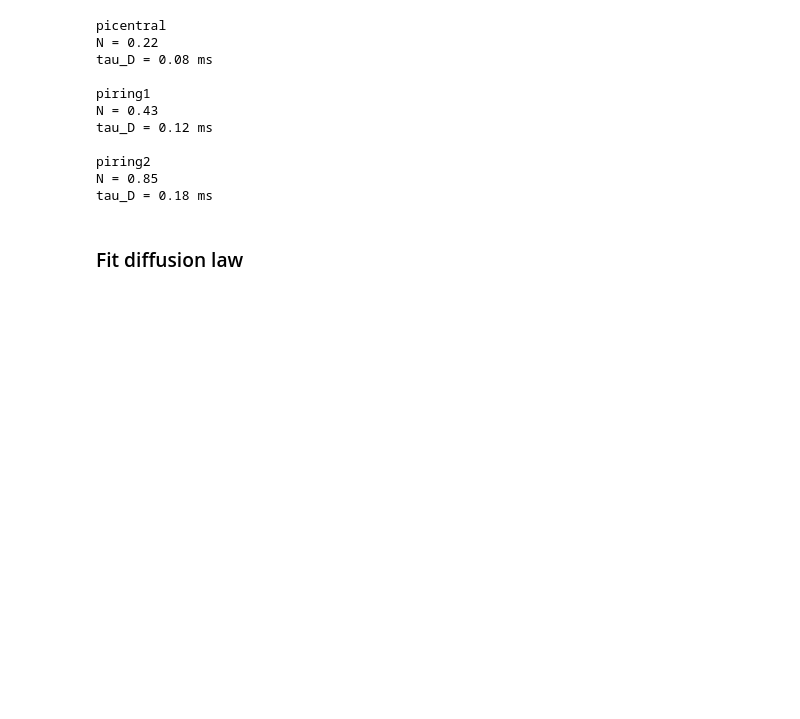
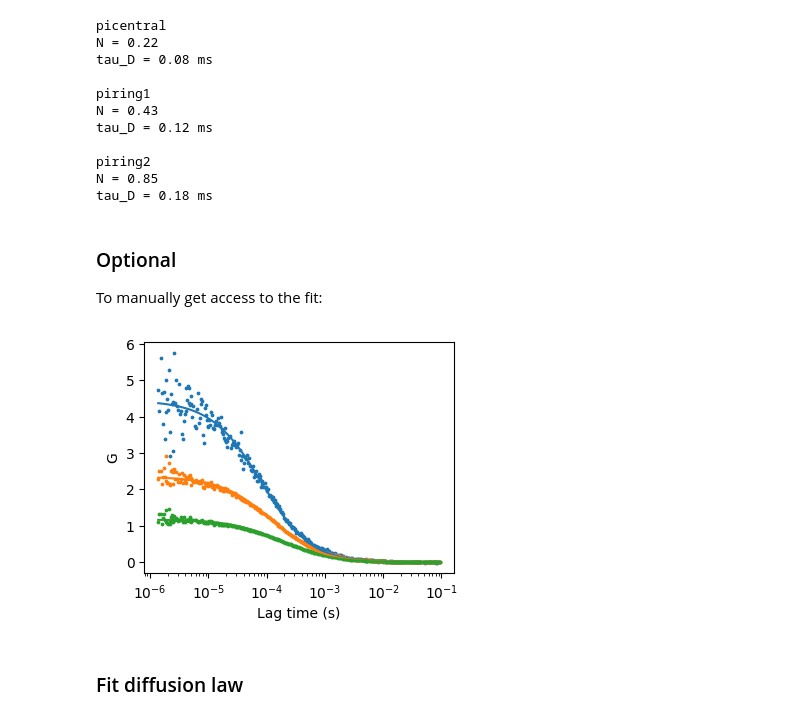
Before and after one commit to VicidominiLab/BrightEyes-FFS, a Jupyter notebook: example_notebooks/05_Example_spot_variation_fcs_PI.ipynb, the cells around one changed output. Cells and saved outputs as stored; diff of their text form; code cells hidden in the pictures; blank space fills up the shorter version.

```diff
--- a/example_notebooks/05_Example_spot_variation_fcs_PI.ipynb
+++ b/example_notebooks/05_Example_spot_variation_fcs_PI.ipynb
@@ -49,7 +49,7 @@ plot_correlations_microimage('pda23', list_of_g, list_of_g_out, averaging=None,
 # %% [output]
 [figure]
 # %%
-G, time_trace = correlate_file(file, list_of_g=list_of_g, accuracy=accuracy, split=split, time_trace=return_time_trace, list_of_g_out=list_of_g_out, averaging=averaging)
+G, time_trace = correlate_file(file, list_of_g=list_of_g, accuracy=accuracy, split=split, time_trace=return_time_trace, list_of_g_out=list_of_g_out, averaging=averaging, print_info=False)
 # %% [output]
 tag index out of order @ 'DNA_40bp_Alexa488.ptu' tagid='DetectorTCSPCChan', index=4, typecode=268435464, value=9
 tag index out of order @ 'DNA_40bp_Alexa488.ptu' tagid='DetectorNumTCSPCChan', index=4, typecode=268435464, value=23
@@ -148,0 +115,18 @@ plot_corrs_fit(Gall, tau, list_of_g_out, fitresults, figsize=(10,4))
+# %%
+start_idx = 122 # start index of the fit
+stop_idx = -1 # stop index
+
+# N, tauD, SF, offset
+fit_info = [True, True, False, False] # fit N and tauD (we fit with one component)
+lBounds  = [0, 0, -1e6, -1e6] # lower bounds for all parameters
+uBounds  = [1e6, 1e6, 1e6, 1e6] # upper bounds for all parameters
+param    = [1.0, 1e-3, 5, 0] # starting values for all parameters
+
+Gall, tau, Gstd = G.get_av_corrs(G.list_of_g_out, good_chunks_only=True)
+Gall = Gall[start_idx:stop_idx,:]
+tau = tau[start_idx:stop_idx]
+
+fitresults = []
+for i in range(len(list_of_g)):
+    fitresult = fit_corr(Gall[:, i], tau, fit_info, param, lower_bounds=lBounds, upper_bounds=uBounds, fitmodel=fcs_analytical)
+    fitresults.append(fitresult)
@@ -165,6 +153,22 @@ tau_D = 0.12 ms
 piring2
 N = 0.85
 tau_D = 0.18 ms
+# %% [markdown]
+### Optional
+To manually get access to the fit:
+# %%
+plt.figure(figsize=(4,3))
+for i in range(len(list_of_g)):
+    fitresult = fitresults[i]
+    G_fit = fcs_analytical(tau, *fitresult.x)
+    plt.scatter(tau, Gall[:, i], s=3)                 # data
+    plt.plot(tau, G_fit)                              # fit
+    #plt.plot(tau, Gall[:, i] - fitresult.fun, c='k') # alternative way of plotting the fit
+plt.xlabel('Lag time (s)')
+plt.ylabel('G')
+plt.xscale('log')
+# %% [output]
+[figure, added]
 # %% [markdown]
 ### Fit diffusion law
 # %%
```
Also changed, not shown: parts of 20 cells of this notebook, 13 other files.
